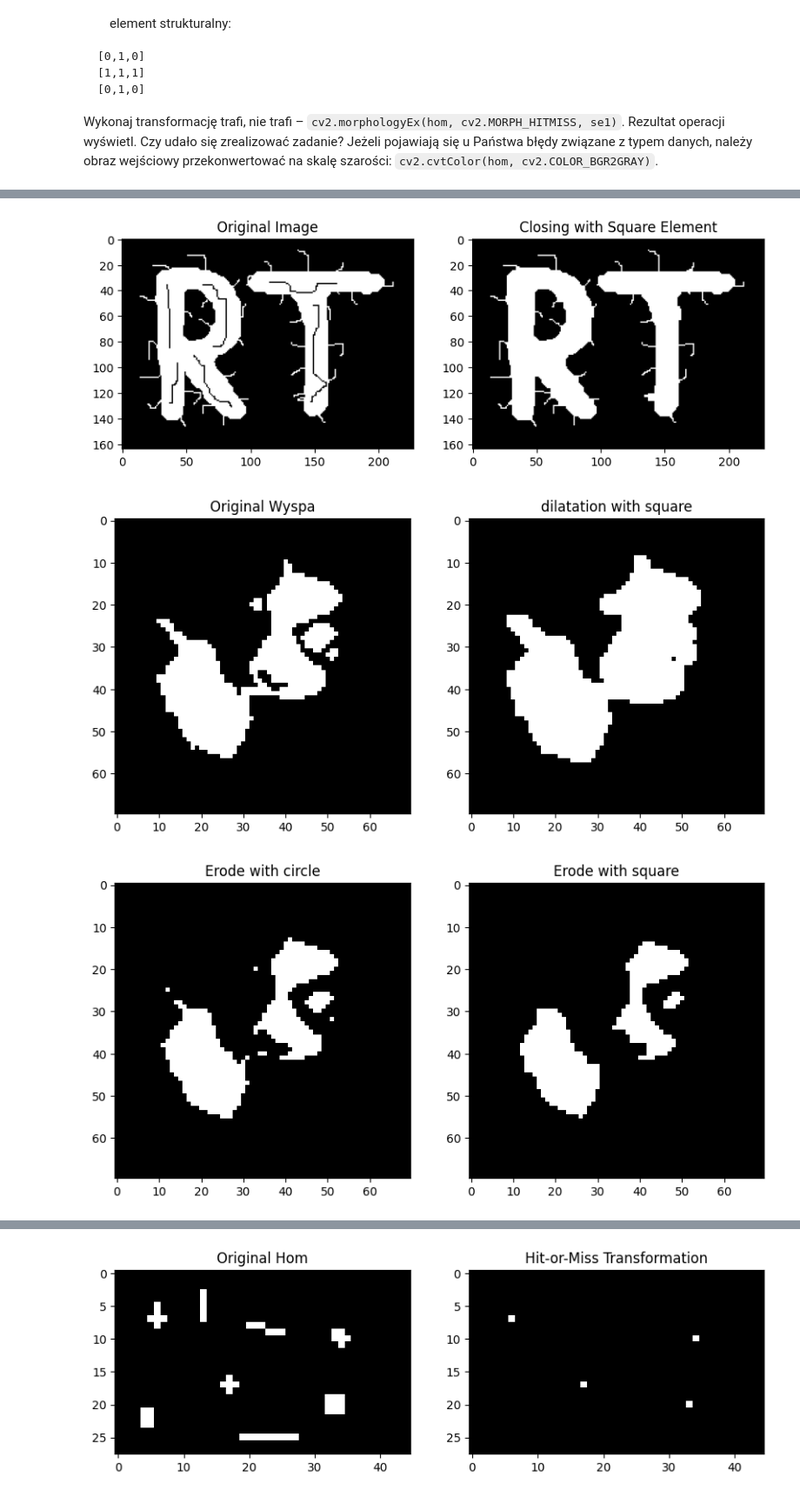
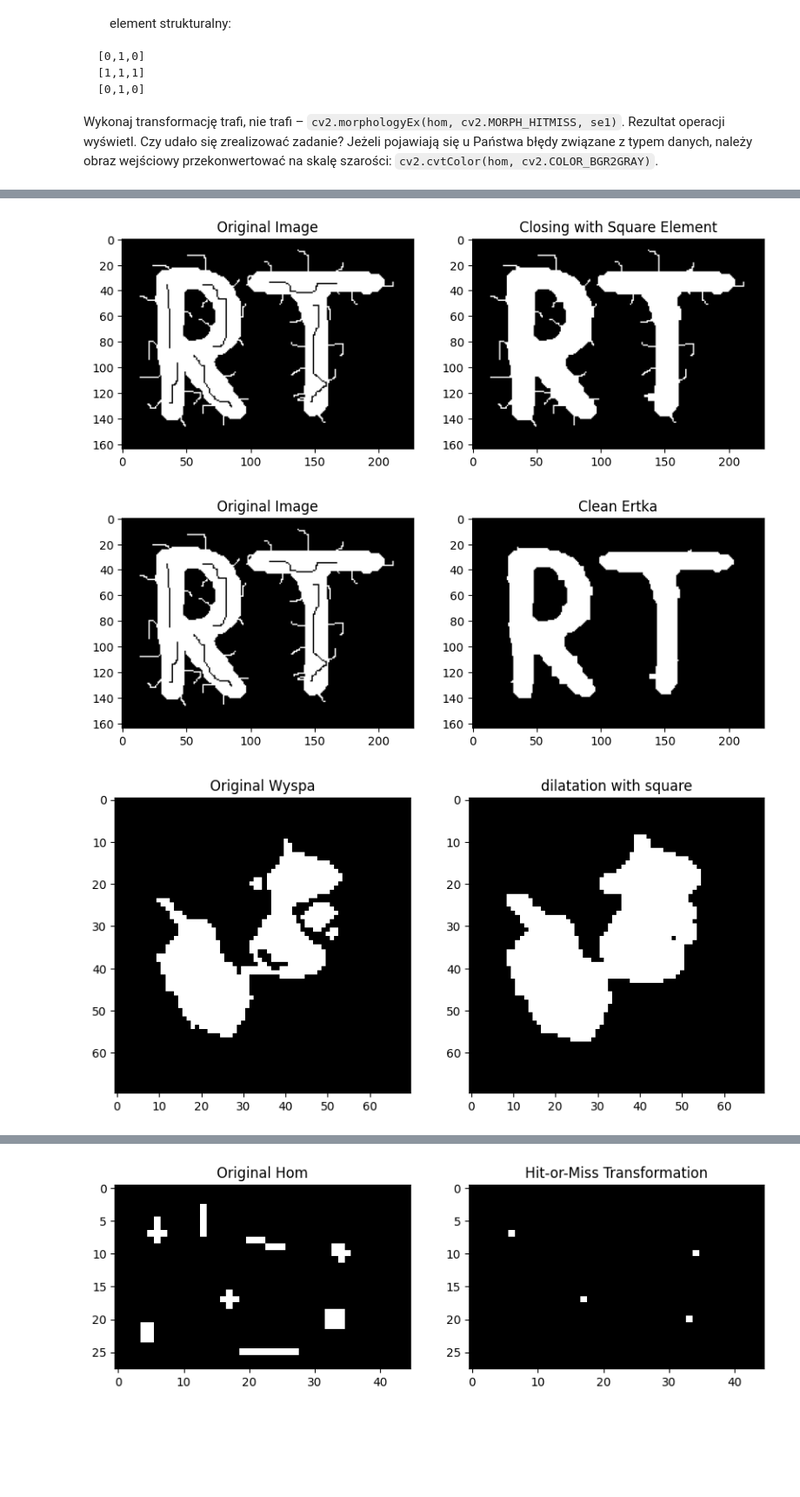
Before and after one commit to maciejbobrek/Image-Processing, a Jupyter notebook: Przetwarzanie Obrazów Cyfrowych/lab10/10_morphology.ipynb, the cells around one changed output, grey strips where cells are left out. Shown at 87% size. Saved outputs shown, nothing was run; the diff lists cells and outputs as text; code cells hidden in the pictures; blank space fills up the shorter version.

```diff
--- a/Przetwarzanie Obrazów Cyfrowych/lab10/10_morphology.ipynb
+++ b/Przetwarzanie Obrazów Cyfrowych/lab10/10_morphology.ipynb
@@ -123,7 +123,7 @@ display_images(ertka, ertka_erosion_iter1, 'Original Image', 'Erosion (2 iterati
 display_images(ertka, ertka_erosion_iter2, 'Original Image', 'Erosion (3 iterations)')
 
 # Task 8
-ertka_dilation = cv2.dilate(ertka, se_square)
+ertka_dilation = cv2.dilate(ertka, se_square,iterations=2)
 
 display_images(ertka, ertka_dilation, 'Original Image', 'Dilation with Square Element')
 
@@ -133,7 +133,8 @@ ertka_closing = cv2.morphologyEx(ertka, cv2.MORPH_CLOSE, se_square)
 
 display_images(ertka, ertka_opening, 'Original Image', 'Opening with Square Element')
 display_images(ertka, ertka_closing, 'Original Image', 'Closing with Square Element')
-
+ertka_clean = cv2.erode(ertka_closing, se_square)
+display_images(ertka, ertka_clean, 'Original Image', 'Clean Ertka')
 # Task 11
 wyspa = cv2.imread('wyspa.bmp', cv2.IMREAD_GRAYSCALE)
 wyspa_dilataion_square=cv2.dilate(wyspa,se_square)
@@ -159,4 +160,4 @@ display_images(kolka_erode_cricle, kolka_erode_square, 'Erode with circle', 'Ero
 [figure]
 [figure]
-[figure, old version]
+[figure, new version]
-[figure, old version]
+[figure, new version]
```
Also changed, not shown: parts of 1 cell of this notebook, 1 other file.
